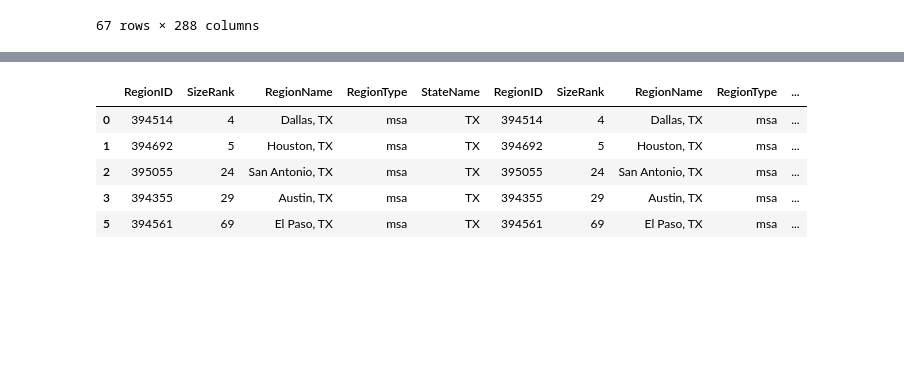
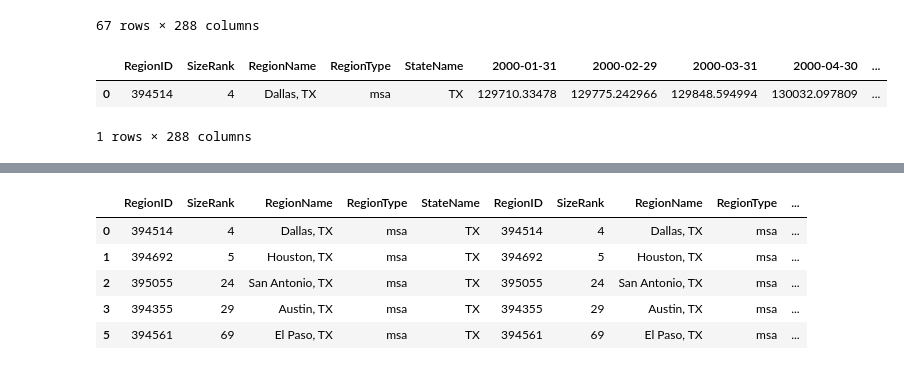
Before and after one commit to rjosanchez/project4-team1, a Jupyter notebook: ZHVI_Clean_Up.ipynb, the cells around one changed output, grey strips where cells are left out. Drawn from its saved outputs; the diff is of its cells as text; code cells hidden in the pictures; blank space fills up the shorter version.

```diff
--- a/ZHVI_Clean_Up.ipynb
+++ b/ZHVI_Clean_Up.ipynb
@@ -51,3 +51,10 @@ df_texas
 | 65 | 395188 | 938 | Vernon, TX | msa | TX | NaN | NaN | NaN | NaN | ... |
 | 66 | 394767 | 939 | Lamesa, TX | msa | TX | NaN | NaN | NaN | NaN | ... |
 67 rows × 288 columns
+# %%
+df_dallas= df[df['RegionName'] == 'Dallas, TX'].reset_index(drop=True)
+df_dallas
+# %% [output]
+|  | RegionID | SizeRank | RegionName | RegionType | StateName | 2000-01-31 | 2000-02-29 | 2000-03-31 | 2000-04-30 | ... |
+| 0 | 394514 | 4 | Dallas, TX | msa | TX | 129710.33478 | 129775.242966 | 129848.594994 | 130032.097809 | ... |
+1 rows × 288 columns
```
Also changed, not shown: parts of 5 cells of this notebook.
